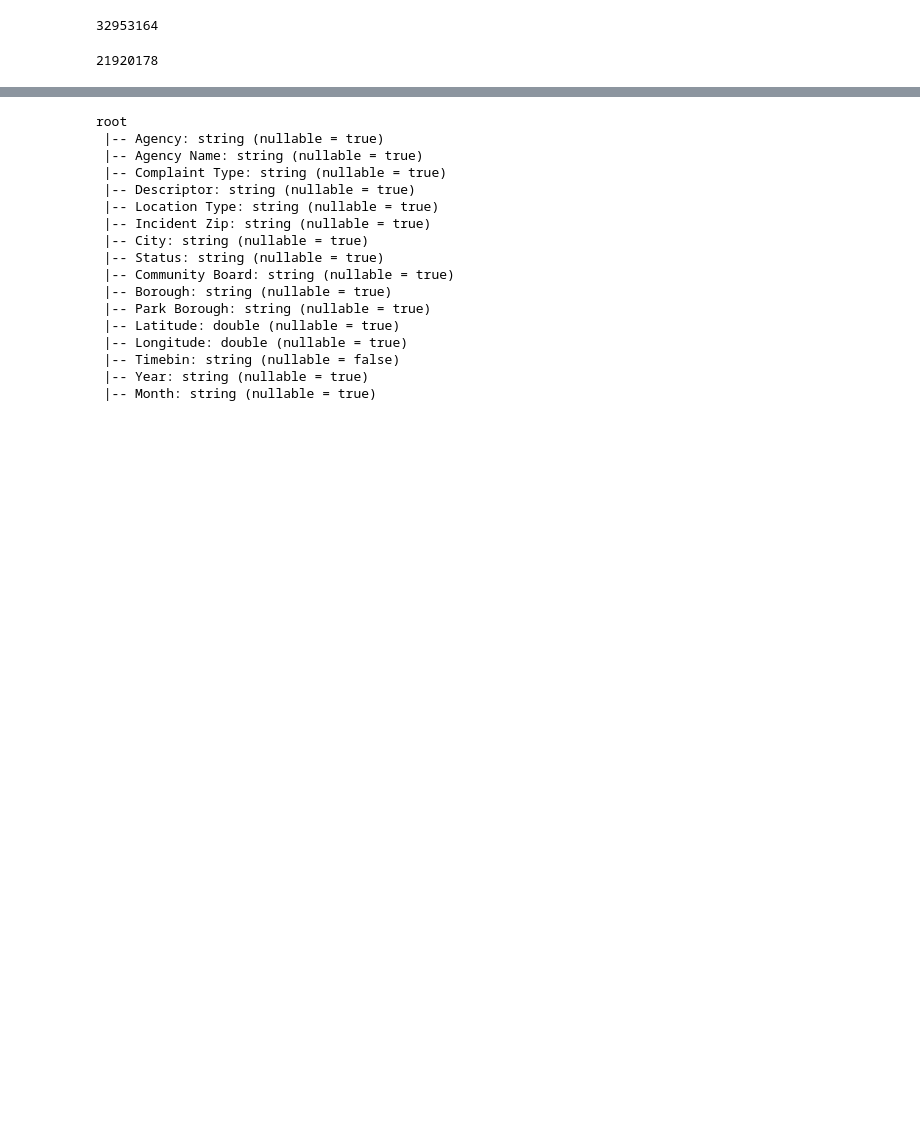
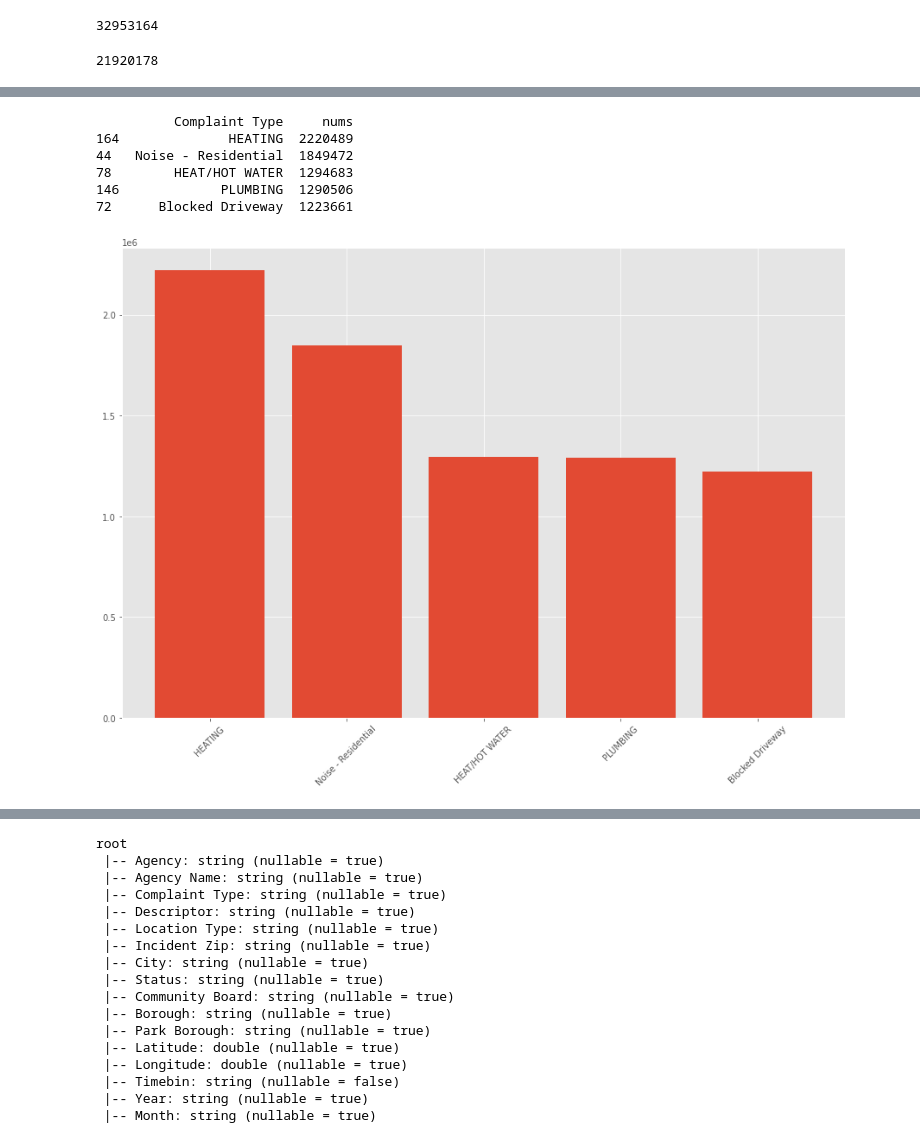
Before and after one commit to Jenova73/502_final_project, a Jupyter notebook: final_project.ipynb, the cells around one changed output, grey strips where cells are left out. Drawn from its saved outputs; the diff is of its cells as text; code cells hidden in the pictures; blank space fills up the shorter version.

```diff
--- a/final_project.ipynb
+++ b/final_project.ipynb
@@ -100,0 +135,11 @@ data.count()
+# %%
+# 5 most frequent Complaint Type
+bar_plot(data,'Complaint Type', 5)
+# %% [output]
+          Complaint Type     nums
+164              HEATING  2220489
+44   Noise - Residential  1849472
+78        HEAT/HOT WATER  1294683
+146             PLUMBING  1290506
+72      Blocked Driveway  1223661
+[figure, added]
```
Also changed, not shown: parts of 45 cells of this notebook.
